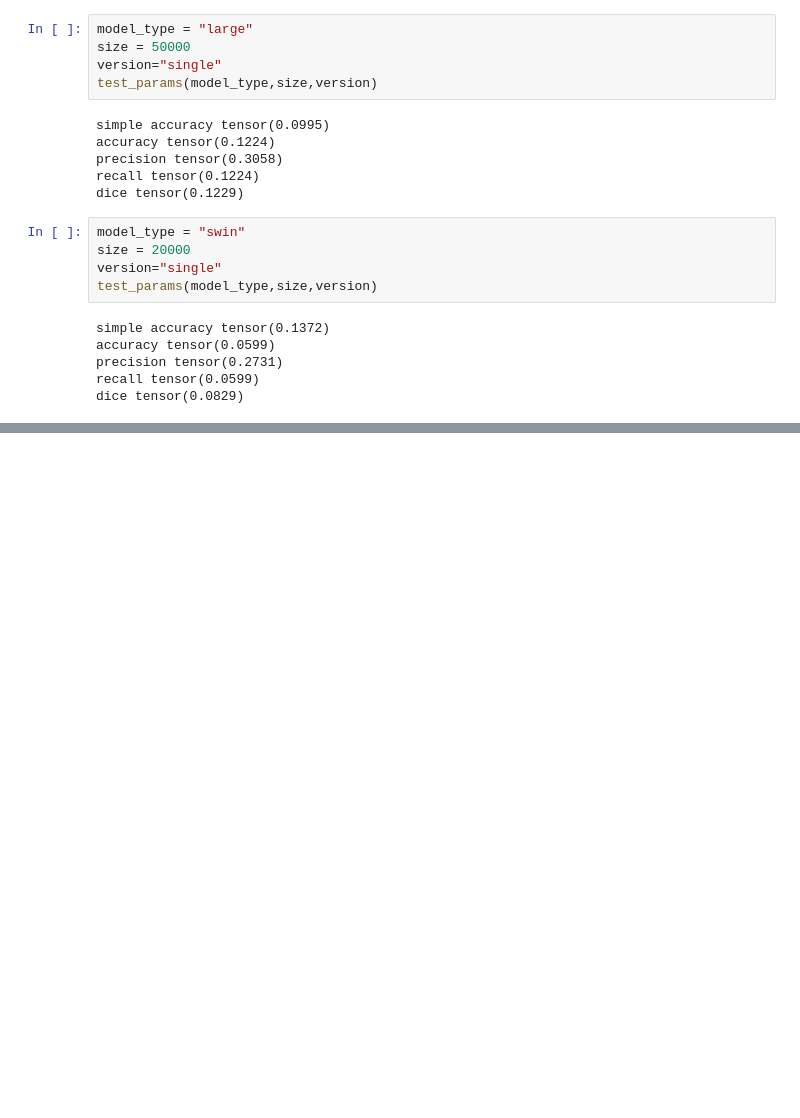
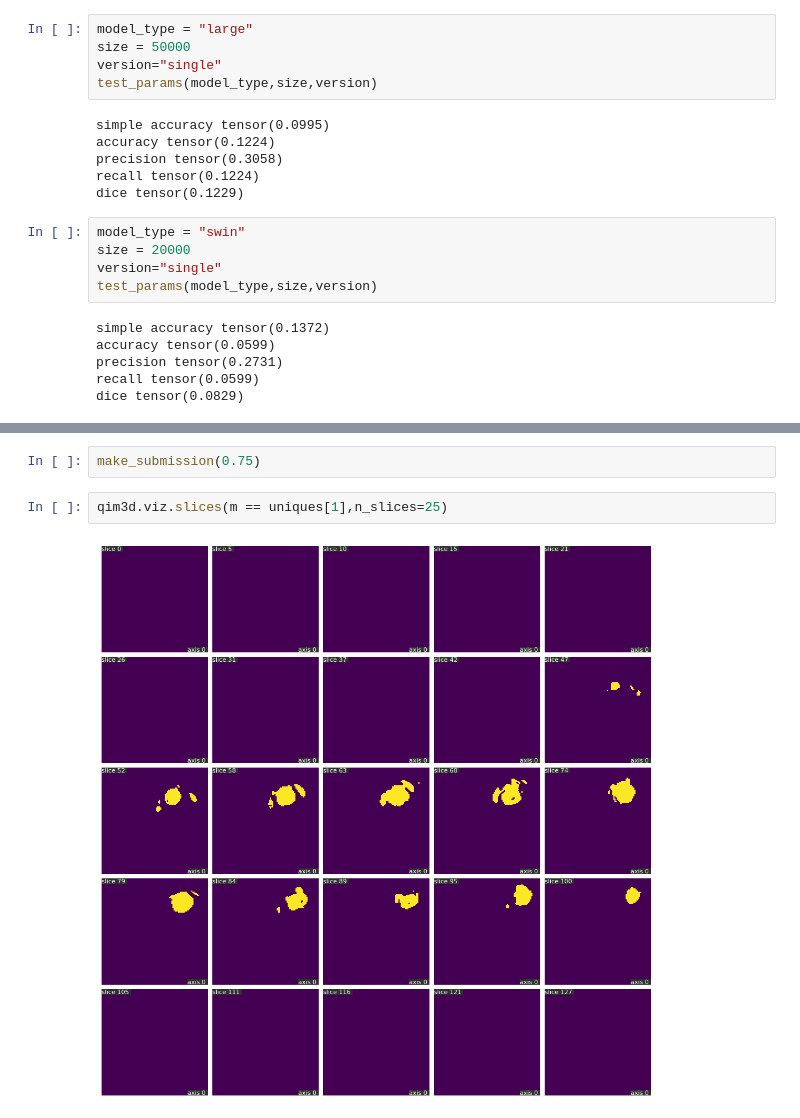
Before and after one commit to RasmusJuul/Synthetic_Context, a Jupyter notebook: Synthetic_Context/notebooks/testing.ipynb, the cells around one changed output, grey strips where cells are left out. Drawn from its saved outputs; the diff is of its cells as text; blank space fills up the shorter version.

```diff
--- a/Synthetic_Context/notebooks/testing.ipynb
+++ b/Synthetic_Context/notebooks/testing.ipynb
@@ -1948,0 +2608,6 @@ dice tensor(0.0829)
+# %%
+make_submission(0.75)
+# %%
+qim3d.viz.slices(m == uniques[1],n_slices=25)
+# %% [output]
+[figure, added]
```
Also changed, not shown: parts of 56 cells of this notebook, 15 other files.
